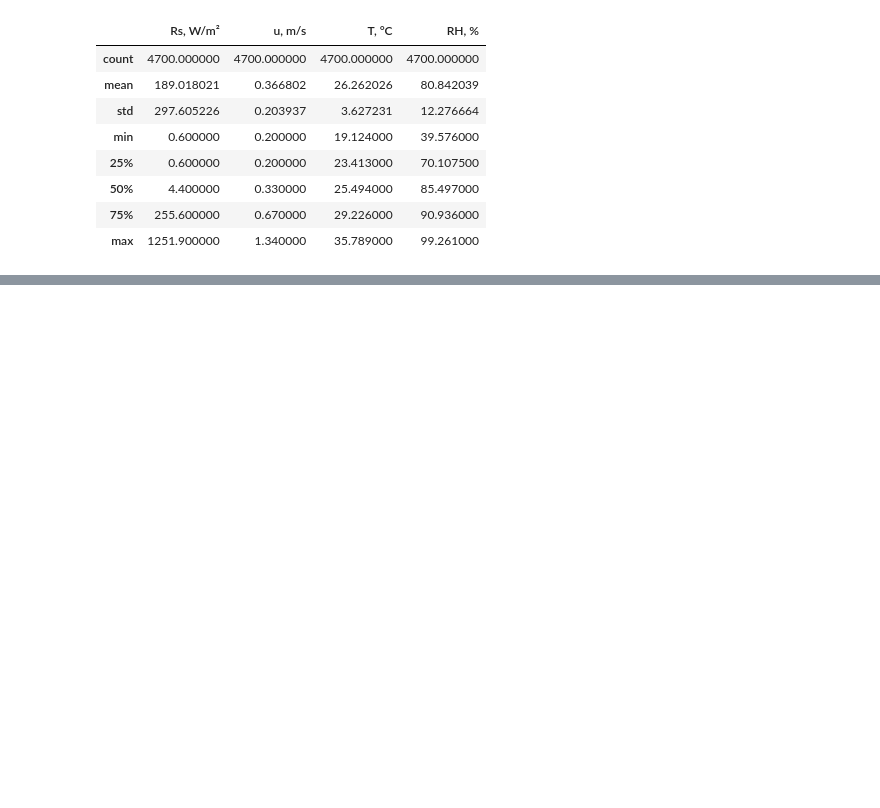
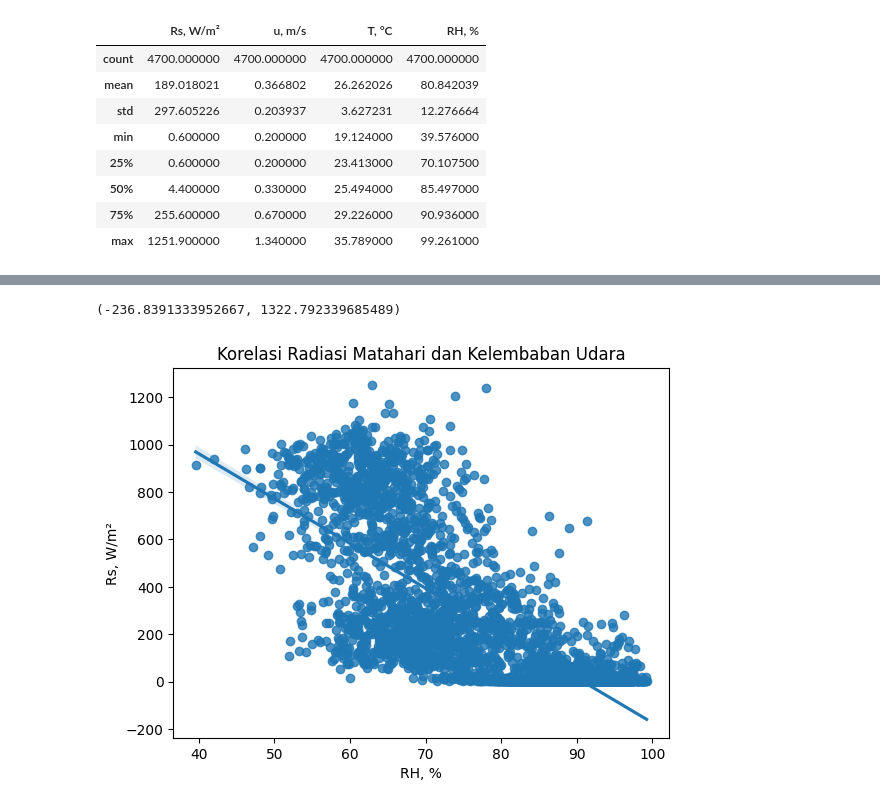
Before and after one commit to Aprilianiput21/TA_Model-ETp, a Jupyter notebook: EDA.ipynb, the cells around one changed output, grey strips where cells are left out. Cells and saved outputs as stored; diff of their text form; code cells hidden in the pictures; blank space fills up the shorter version.

```diff
--- a/EDA.ipynb
+++ b/EDA.ipynb
@@ -120,0 +135,6 @@ df.describe()
+# %%
+sns.regplot(x= 'RH, %', y = 'Rs, W/m²', data= df).set_title("Korelasi Radiasi Matahari dan Kelembaban Udara")
+plt.ylim()
+# %% [output]
+(-236.8391333952667, 1322.792339685489)
+[figure, added]
```
Also changed, not shown: parts of 4 cells of this notebook.
